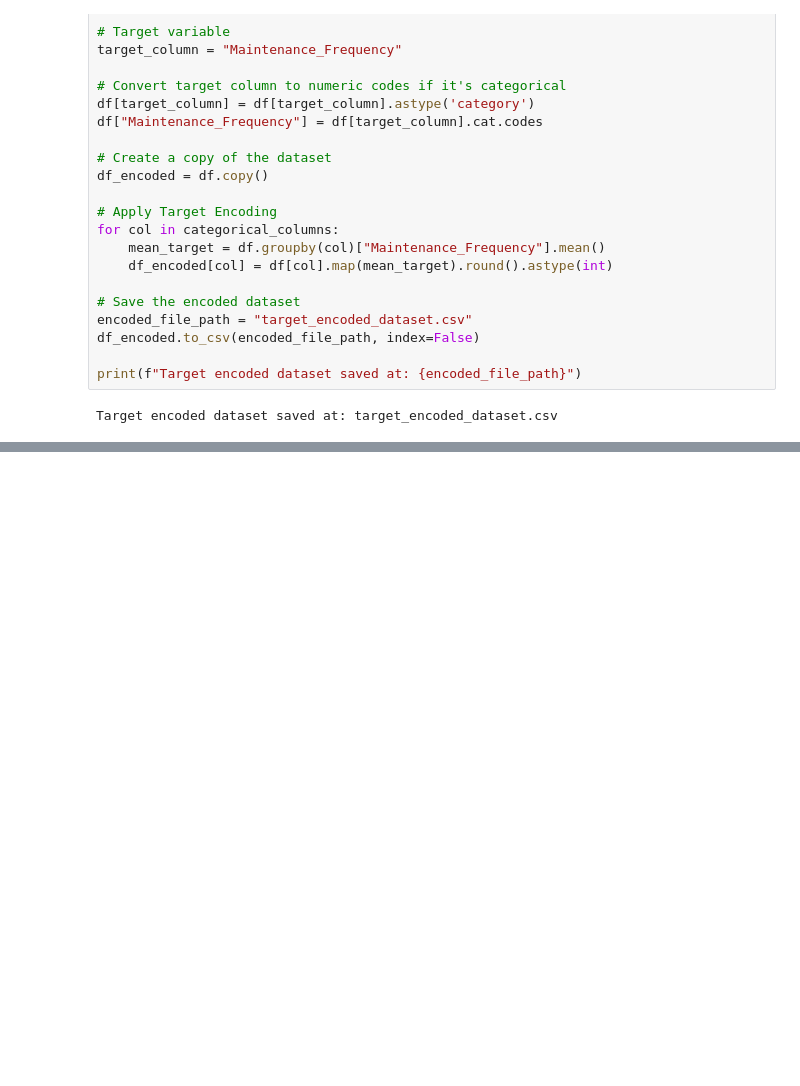
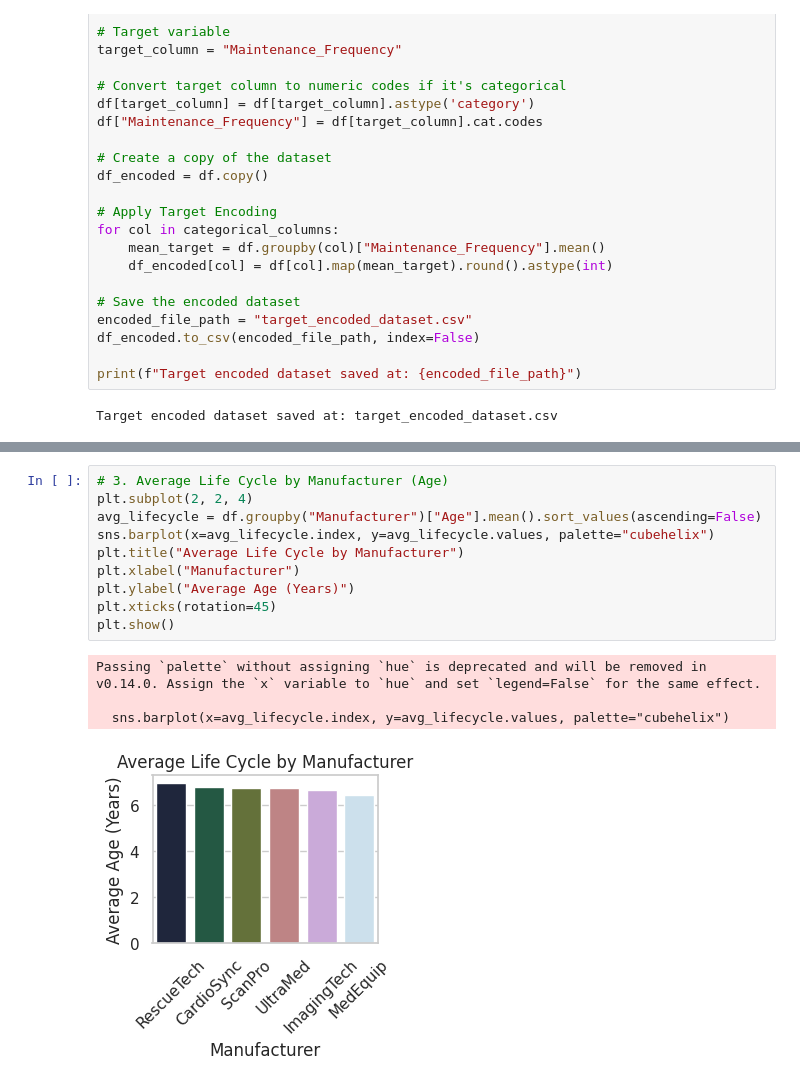
Before and after one commit to siddhi5470/Teddy-Techies_hackgenx, a Jupyter notebook: HACKGENX.ipynb, the cells around one changed output, grey strips where cells are left out. Saved outputs shown, nothing was run; the diff lists cells and outputs as text; blank space fills up the shorter version.

```diff
--- a/HACKGENX.ipynb
+++ b/HACKGENX.ipynb
@@ -99,0 +266,15 @@ Target encoded dataset saved at: target_encoded_dataset.csv
+# %%
+# 3. Average Life Cycle by Manufacturer (Age)
+plt.subplot(2, 2, 4)
+avg_lifecycle = df.groupby("Manufacturer")["Age"].mean().sort_values(ascending=False)
+sns.barplot(x=avg_lifecycle.index, y=avg_lifecycle.values, palette="cubehelix")
+plt.title("Average Life Cycle by Manufacturer")
+plt.xlabel("Manufacturer")
+plt.ylabel("Average Age (Years)")
+plt.xticks(rotation=45)
+plt.show()
+# %% [output]
+Passing `palette` without assigning `hue` is deprecated and will be removed in v0.14.0. Assign the `x` variable to `hue` and set `legend=False` for the same effect.
+
+  sns.barplot(x=avg_lifecycle.index, y=avg_lifecycle.values, palette="cubehelix")
+[figure, added]
```
Also changed, not shown: parts of 12 cells of this notebook.
